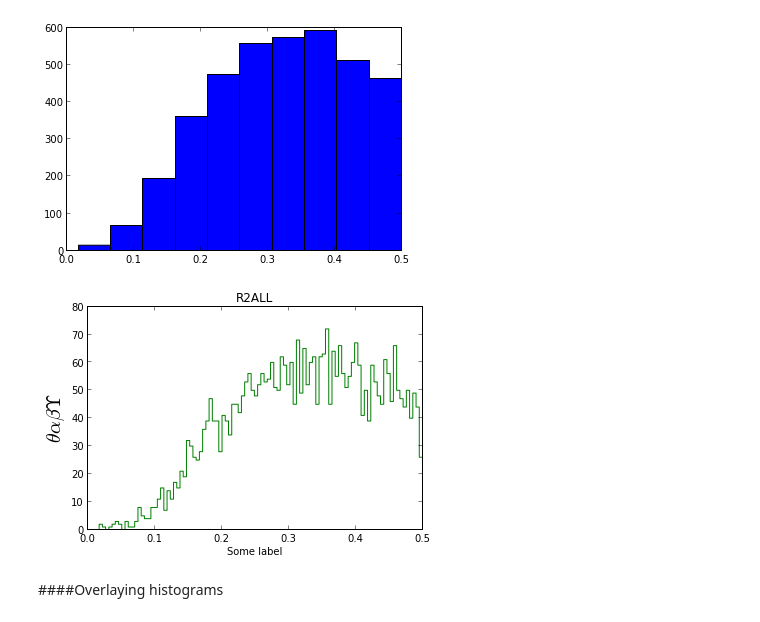
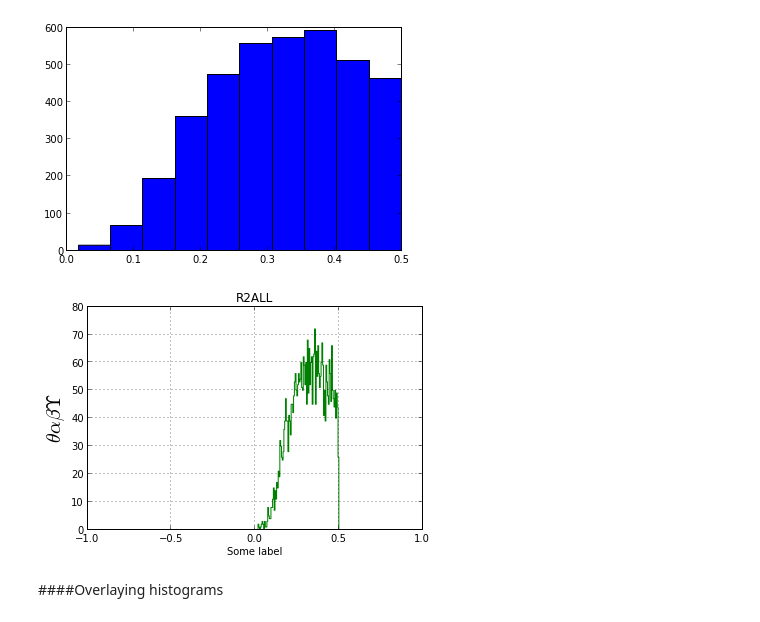
Before and after one commit to piti118/babar_python_tutorial, a Jupyter notebook: notebooks/02_Read_And_Plot.ipynb, the cells around one changed output. Drawn from its saved outputs; the diff is of its cells as text; code cells hidden in the pictures.

```diff
--- a/notebooks/02_Read_And_Plot.ipynb
+++ b/notebooks/02_Read_And_Plot.ipynb
@@ -83,11 +83,15 @@ hist(data.R2All); #super basic one
 # %%
 #some basic stuff to do with plotting
 hist(data.R2All, bins=100, histtype='step', color='green')
 title('R2ALL')
 xlabel('Some label');
 ylabel(r'$\theta \alpha \beta \Upsilon$', fontsize=20)#note the "r" infornt of string this prevent backslash escape (ex \n);
+#setting limit
+xlim(-1,1)# xlim(xmin=yournumber) works too
+#if you want y limit use ylim()
+grid(True)
 # %% [output]
-[figure, old version]
+[figure, new version]
 # %% [markdown]
 ####Overlaying histograms
 # %%
```
Also changed, not shown: parts of 7 cells of this notebook, 1 other file.
